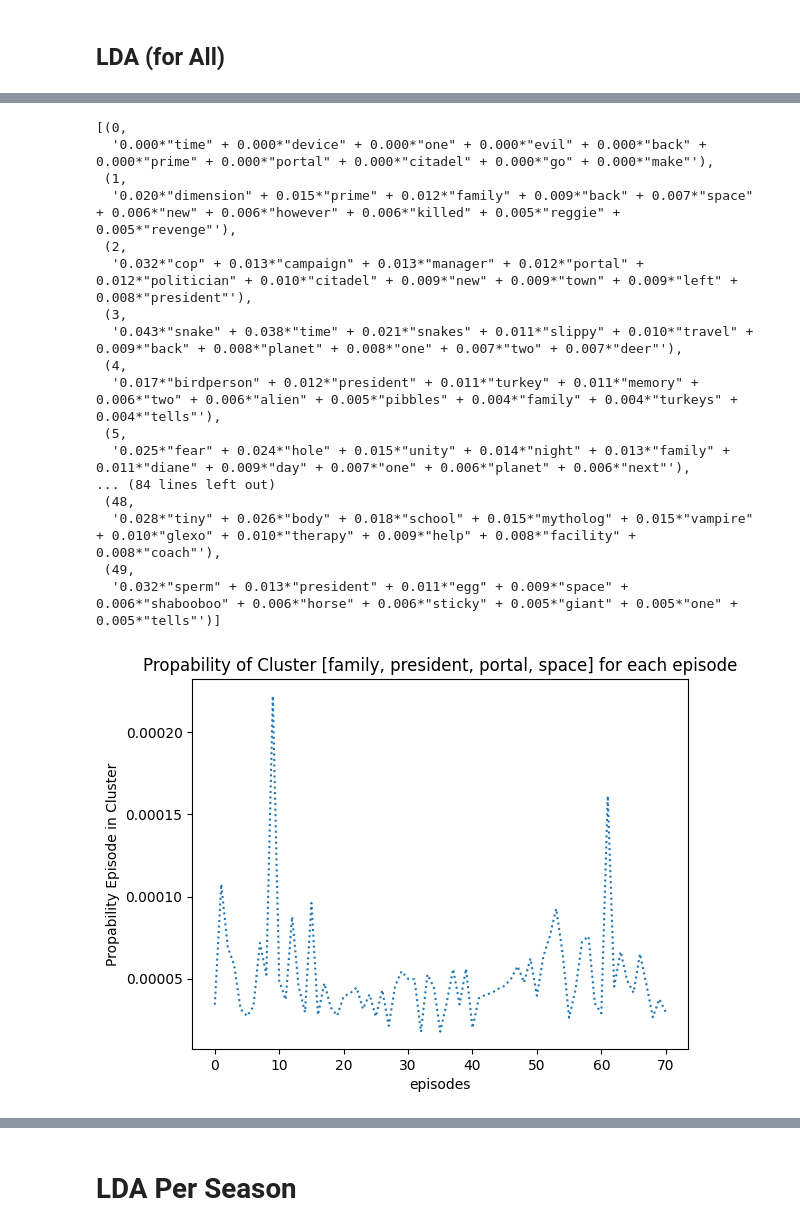
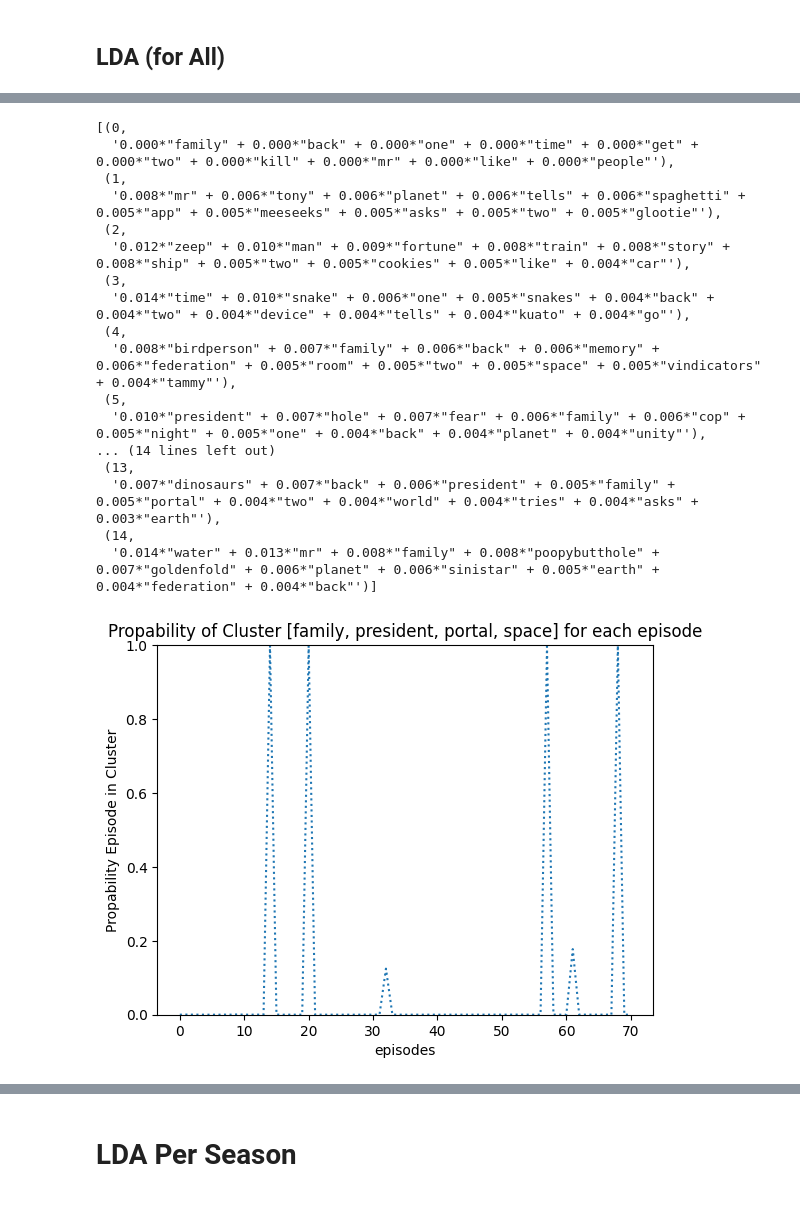
Before and after one commit to ToniGGR/Burp-NLP, a Jupyter notebook: topic_modeling/notebooks/Description Topic Modeling.ipynb, the cells around one changed output, grey strips where cells are left out. Cells and saved outputs as stored; diff of their text form; code cells hidden in the pictures.

```diff
--- a/topic_modeling/notebooks/Description Topic Modeling.ipynb
+++ b/topic_modeling/notebooks/Description Topic Modeling.ipynb
@@ -358,7 +322,7 @@ for doc in tokenized_docs:
 topic_model = gensim.models.ldamodel.LdaModel(
     corpus = corpus,      # Document-Term Matrix
     id2word = id2word,    # Map word IDs to words
-    num_topics = 50,      # Number of latent topics to extract
+    num_topics = 15,      # Number of latent topics to extract
     random_state = 100,
     passes = 100,         # N° of passes through the corpus during training
     )
@@ -394,23 +358,23 @@ topic
 # %%
-topic_model.print_topics(num_topics=50)
+topic_model.print_topics(num_topics=15)
 # %% [output]
 [(0,
-  '0.000*"time" + 0.000*"device" + 0.000*"one" + 0.000*"evil" + 0.000*"back" + 0.000*"prime" + 0.000*"portal" + 0.000*"citadel" + 0.000*"go" + 0.000*"make"'),
+  '0.000*"family" + 0.000*"back" + 0.000*"one" + 0.000*"time" + 0.000*"get" + 0.000*"two" + 0.000*"kill" + 0.000*"mr" + 0.000*"like" + 0.000*"people"'),
  (1,
-  '0.020*"dimension" + 0.015*"prime" + 0.012*"family" + 0.009*"back" + 0.007*"space" + 0.006*"new" + 0.006*"however" + 0.006*"killed" + 0.005*"reggie" + 0.005*"revenge"'),
+  '0.008*"mr" + 0.006*"tony" + 0.006*"planet" + 0.006*"tells" + 0.006*"spaghetti" + 0.005*"app" + 0.005*"meeseeks" + 0.005*"asks" + 0.005*"two" + 0.005*"glootie"'),
  (2,
-  '0.032*"cop" + 0.013*"campaign" + 0.013*"manager" + 0.012*"portal" + 0.012*"politician" + 0.010*"citadel" + 0.009*"new" + 0.009*"town" + 0.009*"left" + 0.008*"president"'),
+  '0.012*"zeep" + 0.010*"man" + 0.009*"fortune" + 0.008*"train" + 0.008*"story" + 0.008*"ship" + 0.005*"two" + 0.005*"cookies" + 0.005*"like" + 0.004*"car"'),
  (3,
-  '0.043*"snake" + 0.038*"time" + 0.021*"snakes" + 0.011*"slippy" + 0.010*"travel" + 0.009*"back" + 0.008*"planet" + 0.008*"one" + 0.007*"two" + 0.007*"deer"'),
+  '0.014*"time" + 0.010*"snake" + 0.006*"one" + 0.005*"snakes" + 0.004*"back" + 0.004*"two" + 0.004*"device" + 0.004*"tells" + 0.004*"kuato" + 0.004*"go"'),
  (4,
-  '0.017*"birdperson" + 0.012*"president" + 0.011*"turkey" + 0.011*"memory" + 0.006*"two" + 0.006*"alien" + 0.005*"pibbles" + 0.004*"family" + 0.004*"turkeys" + 0.004*"tells"'),
+  '0.008*"birdperson" + 0.007*"family" + 0.006*"back" + 0.006*"memory" + 0.006*"federation" + 0.005*"room" + 0.005*"two" + 0.005*"space" + 0.005*"vindicators" + 0.004*"tammy"'),
  (5,
-  '0.025*"fear" + 0.024*"hole" + 0.015*"unity" + 0.014*"night" + 0.013*"family" + 0.011*"diane" + 0.009*"day" + 0.007*"one" + 0.006*"planet" + 0.006*"next"'),
-... (84 lines left out)
- (48,
-  '0.028*"tiny" + 0.026*"body" + 0.018*"school" + 0.015*"mytholog" + 0.015*"vampire" + 0.010*"glexo" + 0.010*"therapy" + 0.009*"help" + 0.008*"facility" + 0.008*"coach"'),
- (49,
-  '0.032*"sperm" + 0.013*"president" + 0.011*"egg" + 0.009*"space" + 0.006*"shabooboo" + 0.006*"horse" + 0.006*"sticky" + 0.005*"giant" + 0.005*"one" + 0.005*"tells"')]
+  '0.010*"president" + 0.007*"hole" + 0.007*"fear" + 0.006*"family" + 0.006*"cop" + 0.005*"night" + 0.005*"one" + 0.004*"back" + 0.004*"planet" + 0.004*"unity"'),
+... (14 lines left out)
+ (13,
+  '0.007*"dinosaurs" + 0.007*"back" + 0.006*"president" + 0.005*"family" + 0.005*"portal" + 0.004*"two" + 0.004*"world" + 0.004*"tries" + 0.004*"asks" + 0.003*"earth"'),
+ (14,
+  '0.014*"water" + 0.013*"mr" + 0.008*"family" + 0.008*"poopybutthole" + 0.007*"goldenfold" + 0.006*"planet" + 0.006*"sinistar" + 0.005*"earth" + 0.004*"federation" + 0.004*"back"')]
 # %%
 df
 # %%
@@ -424,15 +388,16 @@ def logging_topic_relevance_per_episode(topic_id : int)-> list[float]:
 # %%
 import matplotlib.pyplot as plt
 import numpy as np
 
 ypoints = np.array(logging_topic_relevance_per_episode(11))
 
 plt.plot(ypoints, linestyle = 'dotted')
 plt.ylabel("Propability Episode in Cluster")
 plt.title("Propability of Cluster [family, president, portal, space] for each episode")
 plt.xlabel("episodes")
+plt.ylim(0,1)
 plt.show()
 # %% [output]
-[figure, old version]
+[figure, new version]
 # %%
 topic_model.get_topic_terms(25 , topn=20)
```
Also changed, not shown: parts of 7 cells of this notebook, 1 other file.
